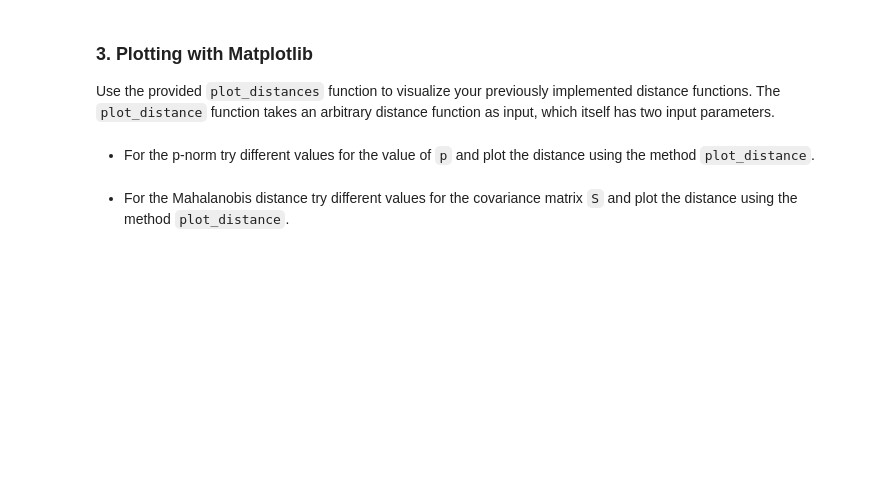
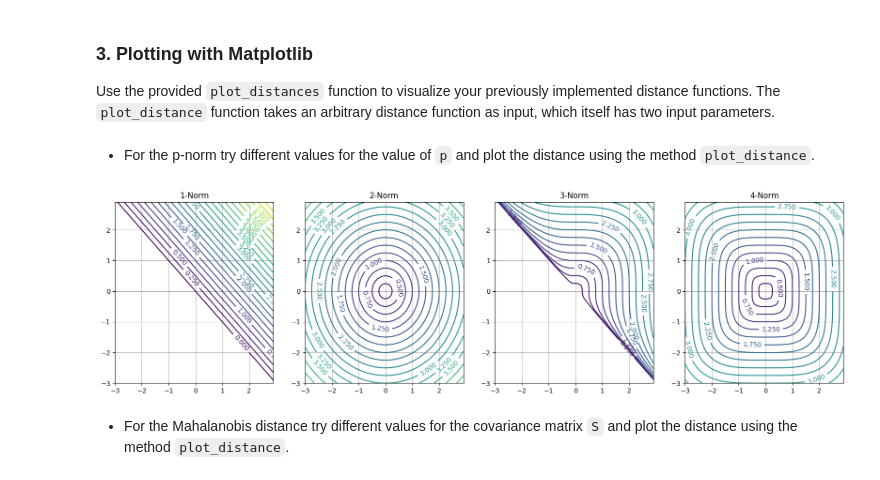
Before and after one commit to aalbayrak394/E2ML, a Jupyter notebook: notebooks/01_python_introduction.ipynb, the cells around one changed output. Cells and saved outputs as stored; diff of their text form; code cells hidden in the pictures; blank space fills up the shorter version.

```diff
--- a/notebooks/01_python_introduction.ipynb
+++ b/notebooks/01_python_introduction.ipynb
@@ -333,7 +354,7 @@ class PNorm:
     [1] https://en.wikipedia.org/wiki/Norm_(mathematics)#p-norm
     """
     def __init__(self, p):
-        # TODO
+        self.p = p
 
     def __call__(self, a, b):
         """
@@ -351,13 +372,17 @@ class PNorm:
         p_norm : float
             Computed p-norm between the vectors `a` and `b`.
         """
-        # TODO
+        sum = np.sum((a-b)**self.p)
+        p_norm = sum ** (1/self.p)
+        return p_norm
+
+
 
 # Create two vectors `a` and `b`.
 a, b = np.array([1, 2]), np.array([2, 1])
 
 # Create Pnorm object with `p=2`.
-# TODO
+pnorm = PNorm(p=2)
 
 # Compute p-norm between `a` and `b`.
-# TODO
+pnorm(a, b)
@@ -476,21 +511,23 @@ def plot_distances(distf, x_coord=0, y_coord=0):
 - For the p-norm try different values for the value of `p` and plot the distance using the method `plot_distance`.
 # %%
 # Create figure with figsize=(20, 5).
-# TODO
+plt.figure(figsize=(20,5))
 
 # Iterate over different values of p.
 for p in range(1, 5):
     plt.subplot(1, 4, p)
     plt.title('{}-Norm'.format(p))
 
     # Create PNorm object with `p=p`.
-    # TODO
+    pnorm = PNorm(p)
 
     # Plot p-norm distances.
-    # TODO
+    plot_distances(pnorm)
 
 # Show figure.
-# TODO
+plt.show()
+# %% [output]
+[figure, added]
 # %% [markdown]
 - For the Mahalanobis distance try different values for the covariance matrix `S` and plot the distance using the method `plot_distance`.
 # %%
```
Also changed, not shown: parts of 16 cells of this notebook, 1 other file.
